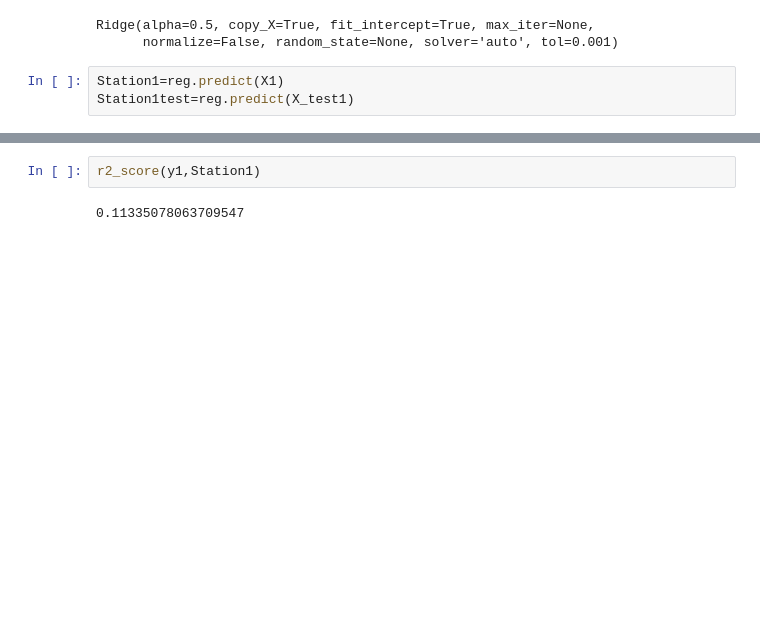
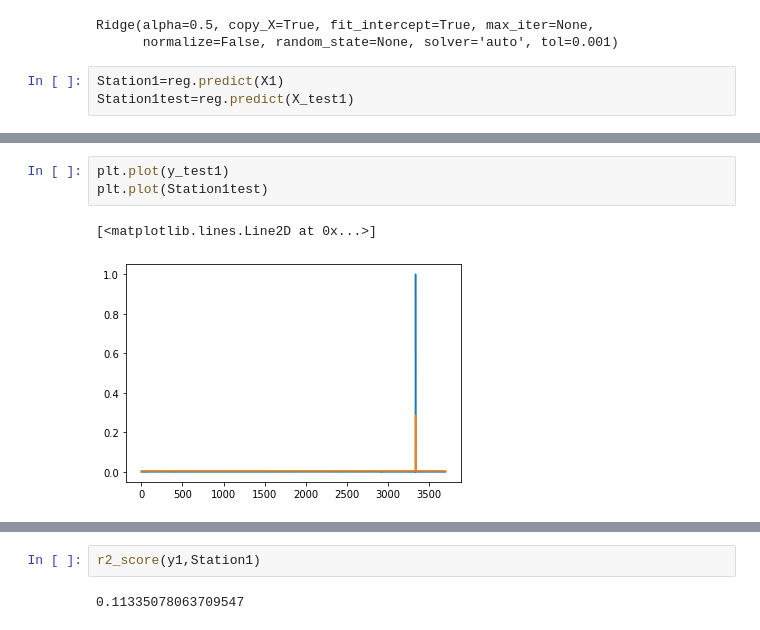
Before and after one commit to VishnuBhaarath/Rainfallpred, a Jupyter notebook: MLR3first7.ipynb, the cells around one changed output, grey strips where cells are left out. Drawn from its saved outputs; the diff is of its cells as text; blank space fills up the shorter version.

```diff
--- a/MLR3first7.ipynb
+++ b/MLR3first7.ipynb
@@ -552,2 +600,8 @@ Station1test=reg.predict(X_test1)
+# %%
+plt.plot(y_test1)
+plt.plot(Station1test)
+# %% [output]
+[<matplotlib.lines.Line2D at 0x...>]
+[figure, added]
 # %%
 mean_squared_error(y_test1, Station1test)
```
Also changed, not shown: parts of 83 cells of this notebook.
